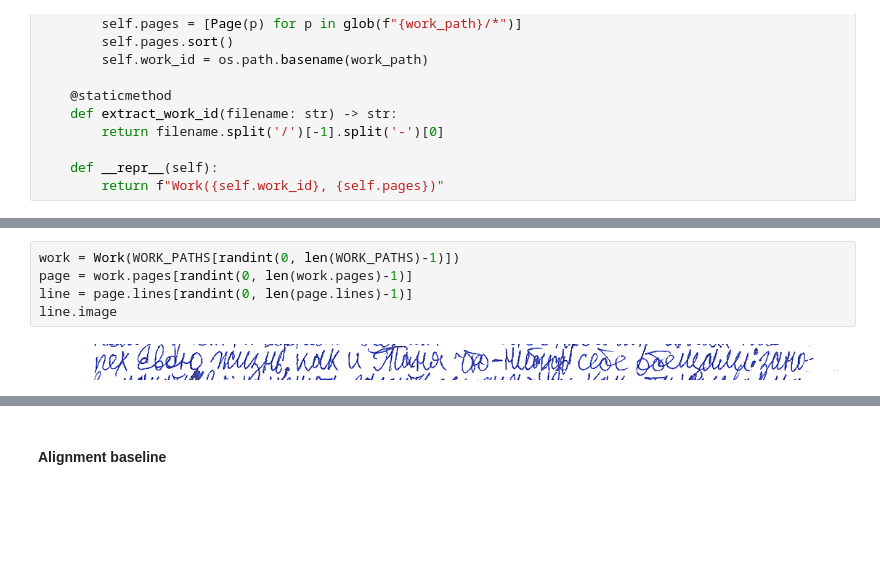
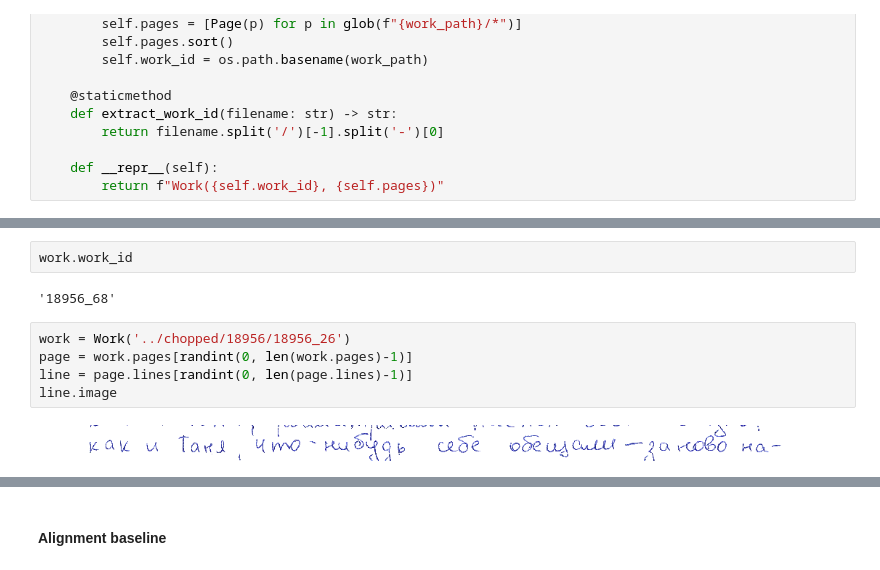
Before and after one commit to EmilNadimanov/disser, a Jupyter notebook: code/WordExtraction.ipynb, the cells around one changed output, grey strips where cells are left out. Saved outputs shown, nothing was run; the diff lists cells and outputs as text; blank space fills up the shorter version.

```diff
--- a/code/WordExtraction.ipynb
+++ b/code/WordExtraction.ipynb
@@ -212,10 +216,14 @@ WORK_PATHS[randint(0, len(WORK_PATHS)-1)]
+# %%
+work.work_id
+# %% [output]
+'18956_68'
 # %%
-work = Work(WORK_PATHS[randint(0, len(WORK_PATHS)-1)])
+work = Work('../chopped/18956/18956_26')
 page = work.pages[randint(0, len(work.pages)-1)]
 line = page.lines[randint(0, len(page.lines)-1)]
 line.image
 # %% [output]
-[figure, old version]
+[figure, new version]
 # %%
 """CONDENSED NOTCHES DEMO"""
 h, w = line.bin_img.shape
```
Also changed, not shown: parts of 11 cells of this notebook.
